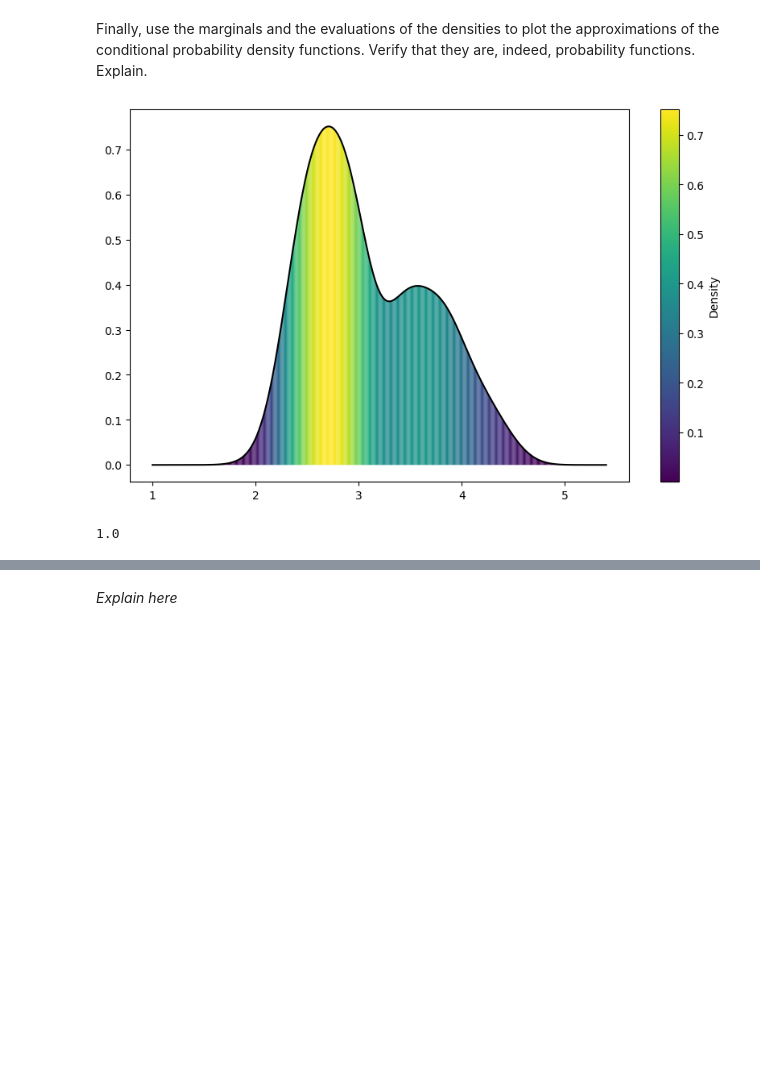
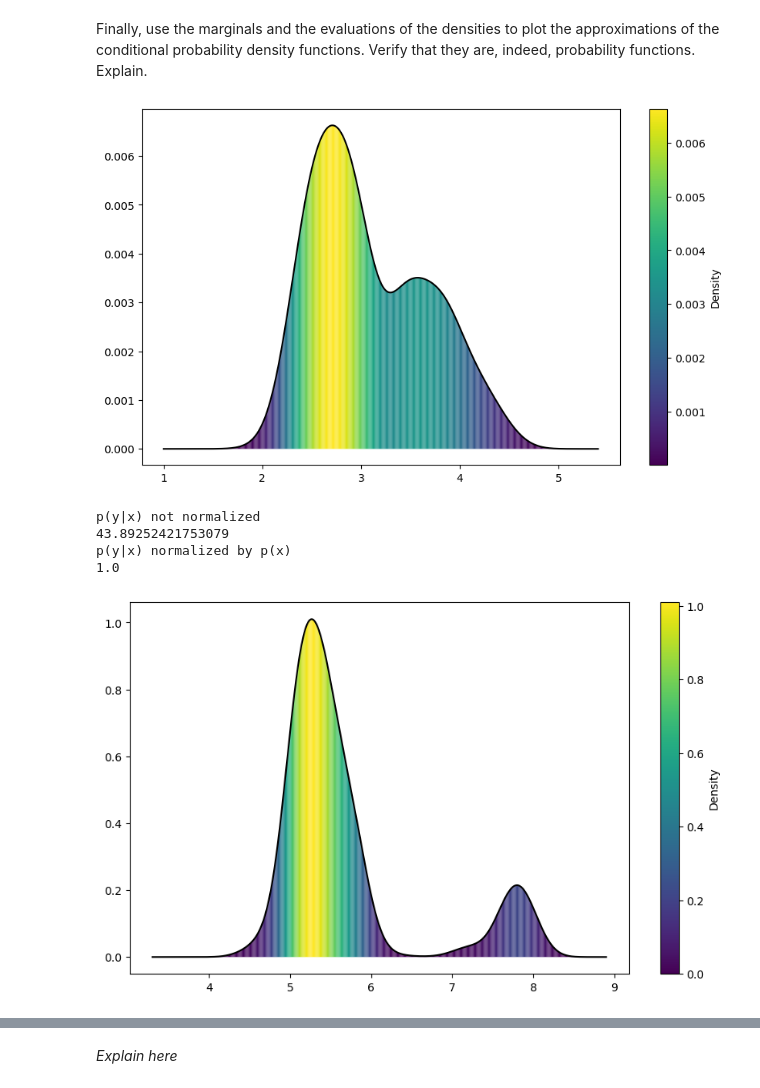
Before and after one commit to Arkanthara/data-mining, a Jupyter notebook: TP1b.ipynb, the cells around one changed output, grey strips where cells are left out. Saved outputs shown, nothing was run; the diff lists cells and outputs as text; code cells hidden in the pictures; blank space fills up the shorter version.

```diff
--- a/TP1b.ipynb
+++ b/TP1b.ipynb
@@ -122,17 +122,14 @@ Hint: You may need an `if` statement to address the conditioning in the 2 direct
 # %%
 # Write your function here
 
-def my_function(minimum: float, maximum: float, n_points: int, conditionnal_x: float = None, conditionnal_y: float = None) -> np.ndarray:
-    if conditionnal_x != None:
+def my_function(minimum: float, maximum: float, n_points: int, conditional_x: float = None, conditional_y: float = None) -> np.ndarray:
+    if conditional_x != None:
         y = np.linspace(minimum, maximum, n_points)
-        x = np.ones(y.shape) * conditionnal_x
-    elif conditionnal_y != None:
+        x = np.ones(y.shape) * conditional_x
+    elif conditional_y != None:
         x = np.linspace(minimum, maximum, n_points)
-        y = np.ones(x.shape) * conditionnal_y
+        y = np.ones(x.shape) * conditional_y
     else:
         print("Error !")
         return np.zeros((2, n_points))
     return np.stack((x, y))
-
-points = my_function(x.min() - 1, x.max() + 1, n_points, conditionnal_y=4)
-plot_density1d(points[0], density_eval1d(density, points))
@@ -151,28 +146,13 @@ Use your function to evaluate the conditional density at the point $y = 4$ and $
 # %%
 # Uncomment and complete with you function to plot the conditional density evaluation for x = 5.5
 
-# points = your_functinon(...)
+points_y_given_x = my_function(y.min() - 1, y.max() + 1, n_points, conditional_x=5.5)
 
-# density_y_given_x = density_eval1d(density, points)
-# plot_density1d(points[1], density_y_given_x)
+density_y_given_x = density_eval1d(density, points_y_given_x)
+plot_density1d(points_y_given_x[1], density_y_given_x)
 # %% [output]
 [figure]
 # %% [markdown]
 Again, we only have evaluation of the density for some point. We now want to have proper probability functions.
 First, write a function to approximate the marginal density at the conditioning point. $p(y)$ for $y = 4$ and $p(x)$ for $x = 5.5$
 Use your function to get the evaluation of the marginal.
-# %%
-def my_function_2(density: KernelDensity, minimum: float, maximum: float, n_points: int, conditionnal_x: float = None, conditionnal_y: float = None) -> np.ndarray:
-    if conditionnal_x != None:
-        points = my_function(minimum, maximum, n_points, conditionnal_x=conditionnal_x)
-        density_output = density_eval1d(density, points)
-        return np.stack((points[1], density_output / (density_output.sum() * delta_y)))
-    elif conditionnal_y != None:
-        points = my_function(minimum, maximum, n_points, conditionnal_y=conditionnal_y)
-        density_output = density_eval1d(density, points)
-        return np.stack((points[0], density_output / (density_output.sum() * delta_x)))
-
-result = my_function_2(density, x.min() - 1, x.max() + 1, n_points, conditionnal_y=4)
-print(result.sum(axis= 1))
-print(my_function_2(density, y.min() - 1, y.max() + 1, n_points, conditionnal_x=5.5).sum(axis=1))
-plot_density1d(result[0], result[1])
@@ -193,8 +236,25 @@ _Explain here what you have done_
 # %% [markdown]
 Finally, use the marginals and the evaluations of the densities to plot the approximations of the conditional probability density functions.
 Verify that they are, indeed, probability functions. Explain.
+# %%
+# Your code here (for p(y|x))
+
+plot_density1d(points_y_given_x[1], density_y_given_x * delta_y/ p_x)
+
+print("p(y|x) not normalized")
+print(density_y_given_x.sum())
+
+print("p(y|x) normalized by p(x)")
+print((density_y_given_x * delta_y/ p_x).sum())
+# %% [output]
+[figure, added]
+p(y|x) not normalized
+43.89252421753079
+p(y|x) normalized by p(x)
+1.0
 # %%
-# Your code here (for p(y|x))
+# Your code here (for p(x|y))
+
+plot_density1d(points_x_given_y[0], density_x_given_y / p_y)
 # %% [output]
-[figure, old version]
+[figure, new version]
-1.0
```
Also changed, not shown: parts of 9 cells of this notebook.
